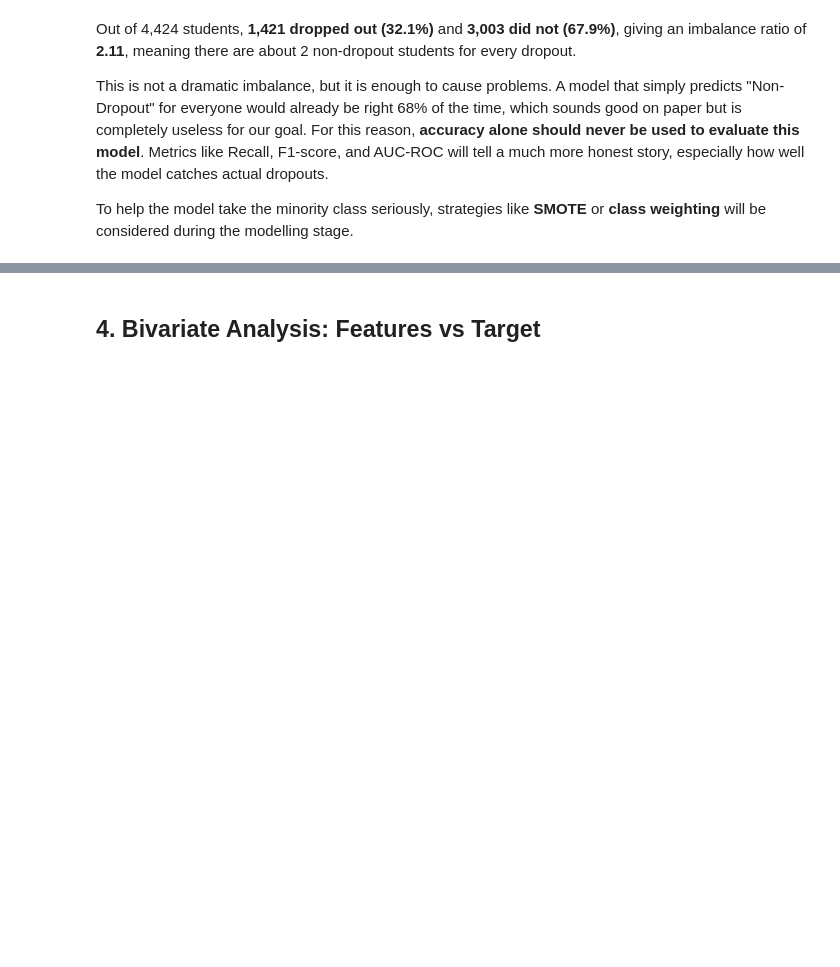
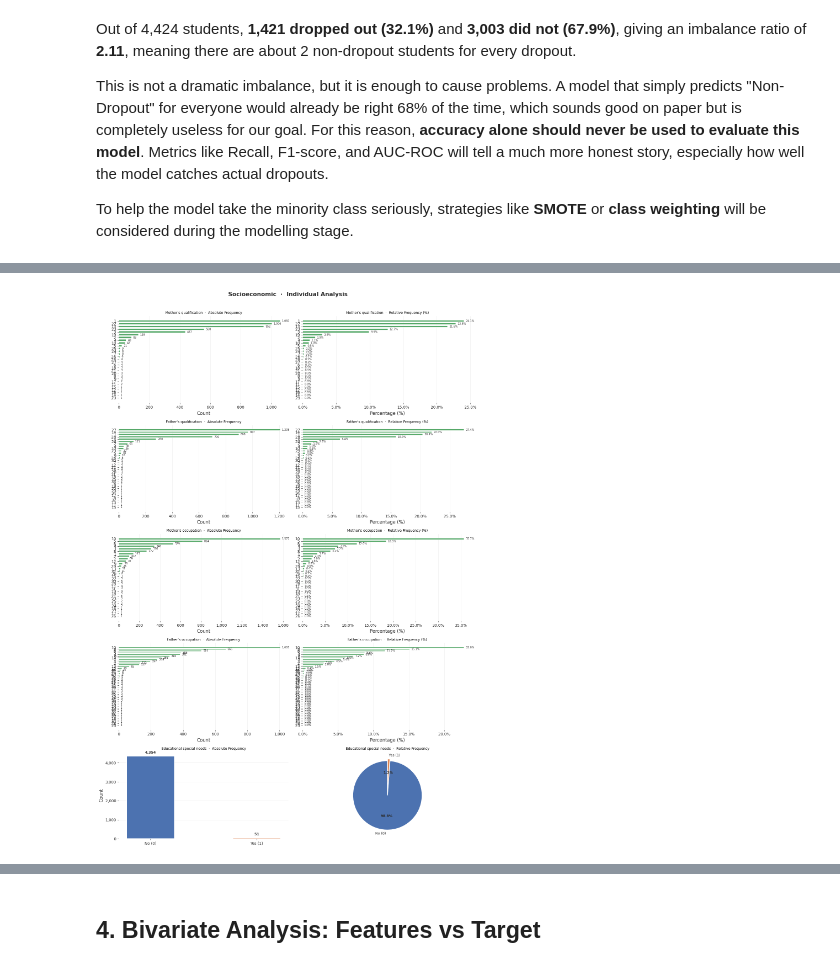
Before and after one commit to T3raa/Machine-Learning-Group-Project, a Jupyter notebook: notebooks/2.EDA.ipynb, the cells around one changed output, grey strips where cells are left out. Saved outputs shown, nothing was run; the diff lists cells and outputs as text; code cells hidden in the pictures; blank space fills up the shorter version.

```diff
--- a/notebooks/2.EDA.ipynb
+++ b/notebooks/2.EDA.ipynb
@@ -434,0 +569,4 @@ Curricular units 1st sem (without evaluations)  12.000
+# %%
+plot_group(df, socioeconomic,    group_name="Socioeconomic")
+# %% [output]
+[figure, added]
```
Also changed, not shown: parts of 28 cells of this notebook, 4 other files.
